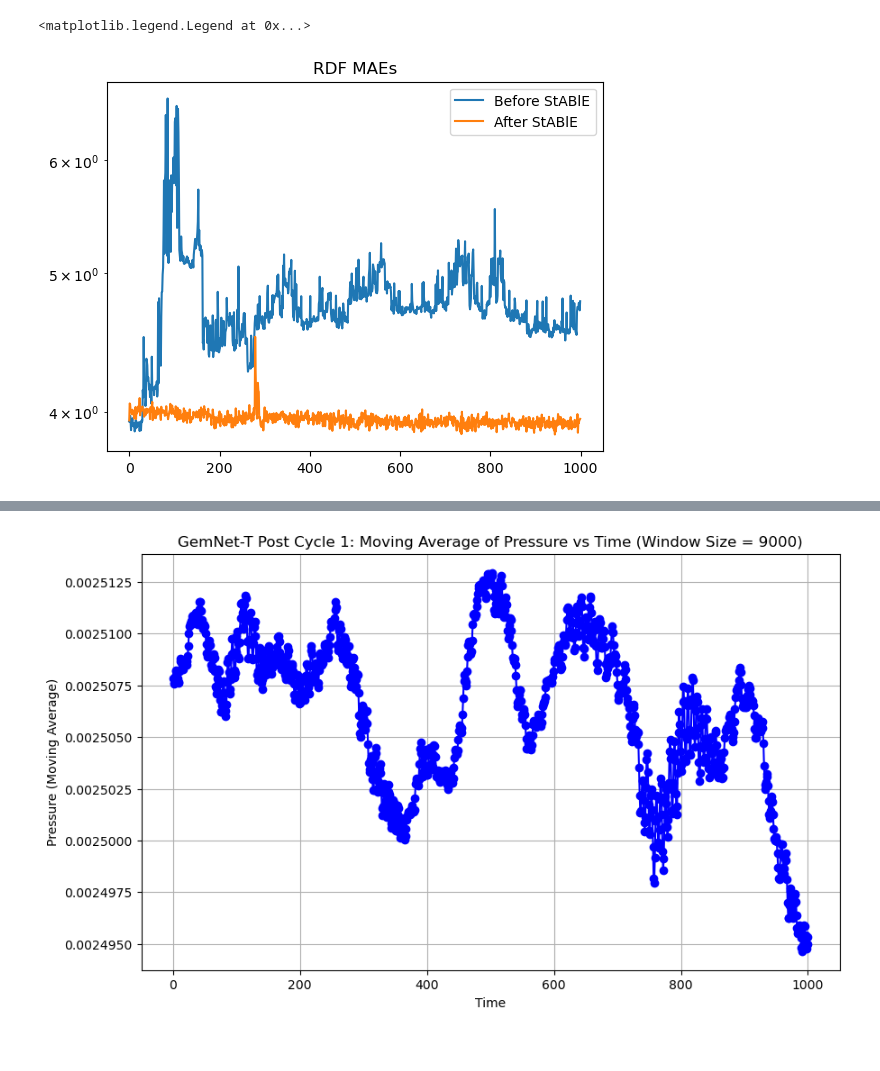
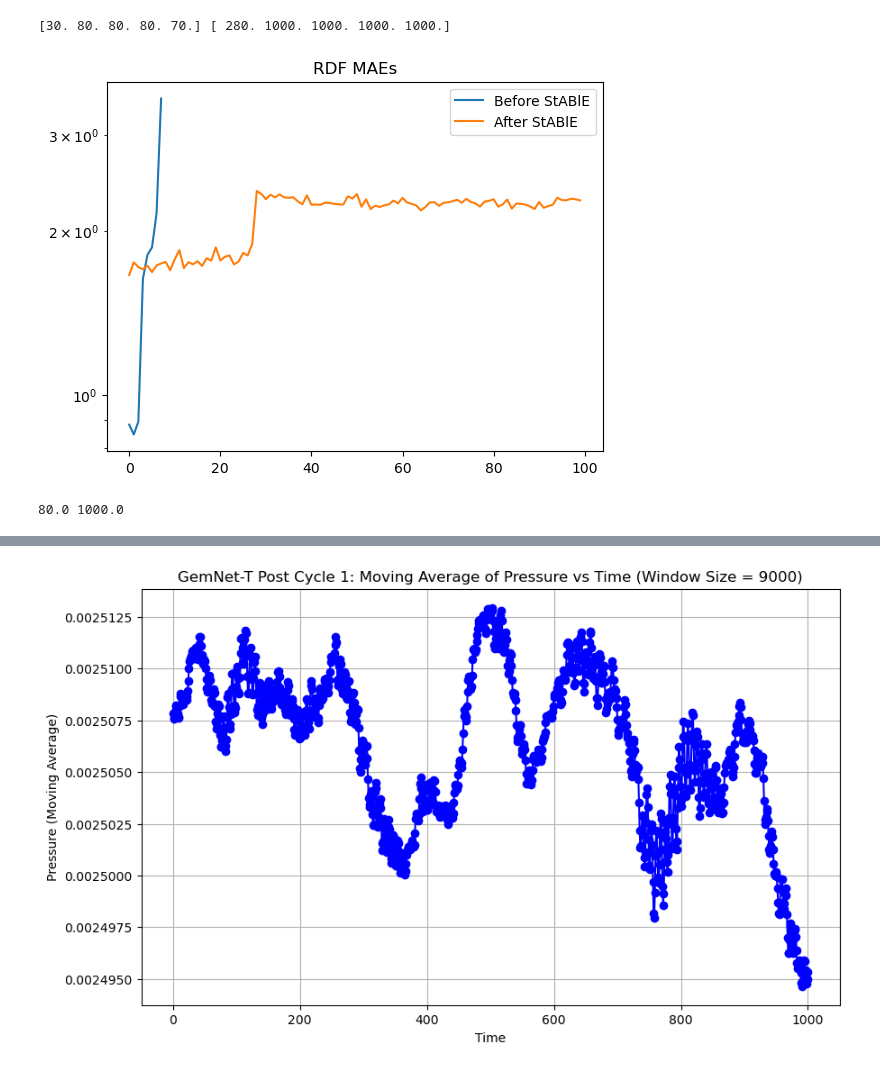
Before and after one commit to jeevster/implicit-md, a Jupyter notebook: Untitled.ipynb, the cells around one changed output, grey strips where cells are left out. Drawn from its saved outputs; the diff is of its cells as text; code cells hidden in the pictures.

Commit message:
fix manual rdf mae calculation for water

```diff
--- a/Untitled.ipynb
+++ b/Untitled.ipynb
@@ -173,55 +73,71 @@ plt.legend()
 # %%
 
 from mdsim.observables.water import WaterRDFMAE
 class Params:
     def __init__(self, max_rdf_dist, dr):
         self.max_rdf_dist = max_rdf_dist
         self.dr = dr
 
-gt_rdfs = {'HH': torch.Tensor(gt_hh_rdf).to("cuda"),
-           'HO': torch.Tensor(gt_ho_rdf).to("cuda"),
-           'OO': torch.Tensor(gt_oo_rdf).to("cuda")}
+gt_rdfs = {'OO': torch.Tensor(gt_oo_rdf).to("cuda"),
+           'HH': torch.Tensor(gt_hh_rdf).to("cuda"),
+           'HO': torch.Tensor(gt_ho_rdf).to("cuda")}
 
 
 pre_traj = torch.tensor(np.load(os.path.join(pre_dir, "full_traj.npy"))).to("cuda")
 post_traj = torch.tensor(np.load(os.path.join(post_dir, "full_traj.npy"))).to("cuda")
-rdf_mae = WaterRDFMAE("/data/sanjeevr", gt_rdfs, 192, Params(6, 0.24), "cuda")
+rdf_mae = WaterRDFMAE("/data/sanjeevr", gt_rdfs, 192, Params(6, 0.012), "cuda")
 
 pre_maes = []
 post_maes = []
+old_post_maes = []
 pre_collapse_pt = 1000
 post_collapse_pt = 1000
-window_size = 100
-rdf_mae_threshold = 100
+rdf_mae_threshold = 3.0
+pre_replicas_stable_time = np.zeros((5,))
+post_replicas_stable_time = np.zeros((5,))
 
 # Check for pre_traj
-for i in tqdm(range(0, 1000)):
-    pre_maes.append(rdf_mae(pre_traj[i].unsqueeze(0))[-1].mean().item())
-    if i >= window_size - 1:  # Ensure we have at least 100 elements before checking
-        avg_last_100 = np.mean(pre_maes[-window_size:])
-        if avg_last_100 > rdf_mae_threshold:
-            pre_collapse_pt = i
-            break
+for i in tqdm(range(0, 100)):
+    traj = pre_traj[10*i: 10*(i+1)]
+    one_step = pre_traj[i].unsqueeze(0)
+    rdfs, rdf_maes = rdf_mae(traj)
+    rdf_maes = rdf_maes.cpu().numpy()
+    #wherever rdf_maes are less than threshold, increase the stable time of that replica
+    pre_replicas_stable_time[rdf_maes < rdf_mae_threshold] += 10
+    pre_maes.append(rdf_maes.mean().item())
+    if pre_maes[-1] > rdf_mae_threshold:
+        break
 
 # Check for post_traj
-for i in tqdm(range(0, 1000)):
-    post_maes.append(rdf_mae(post_traj[i].unsqueeze(0))[-1].mean().item())
-    if i >= window_size - 1:  # Ensure we have at least 100 elements before checking
-        avg_last_100 = np.mean(post_maes[-window_size:])
-        if avg_last_100 > rdf_mae_threshold:
-            post_collapse_pt = i
-            break
-
+for i in tqdm(range(0, 100)):
+    traj = post_traj[10*i: 10*(i+1)]
+    one_step = post_traj[i].unsqueeze(0)
+    rdfs, rdf_maes = rdf_mae(traj)
+    rdf_maes = rdf_maes.cpu().numpy()
+    #wherever rdf_maes are less than threshold, increase the stable time of that replica
+    post_replicas_stable_time[rdf_maes < rdf_mae_threshold] += 10
+    post_maes.append(rdf_maes.mean().item())
+    if post_maes[-1] > rdf_mae_threshold:
+        break
 
 plt.figure()
 plt.plot(pre_maes, label = "Before StABlE")
 plt.plot(post_maes, label = "After StABlE")
 plt.yscale("log")
 plt.title("RDF MAEs")
 plt.legend()
+
+print(pre_replicas_stable_time, post_replicas_stable_time)
+
+np.save(os.path.join(pre_dir, "replicas_stable_time.npy"), pre_replicas_stable_time)
+np.save(os.path.join(post_dir, "replicas_stable_time.npy"), post_replicas_stable_time)
 # %% [output]
-<matplotlib.legend.Legend at 0x...>
+[30. 80. 80. 80. 70.] [ 280. 1000. 1000. 1000. 1000.]
-[figure, old version]
+[figure, new version]
+# %%
+print(np.median(pre_replicas_stable_time), np.median(post_replicas_stable_time))
+# %% [output]
+80.0 1000.0
 # %%
 import glob
 from tensorboard.backend.event_processing import event_accumulator
```
Also changed, not shown: parts of 4 cells of this notebook, 2 other files.
